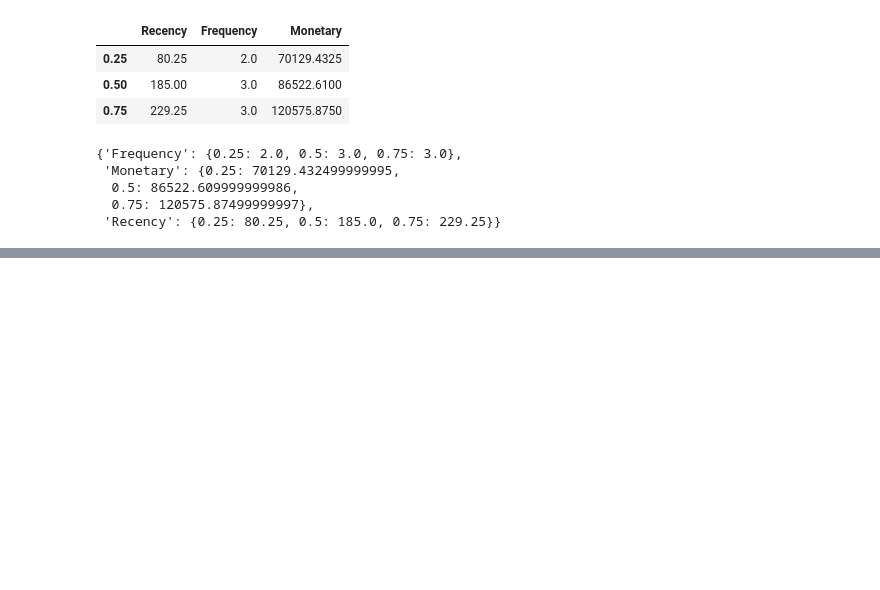
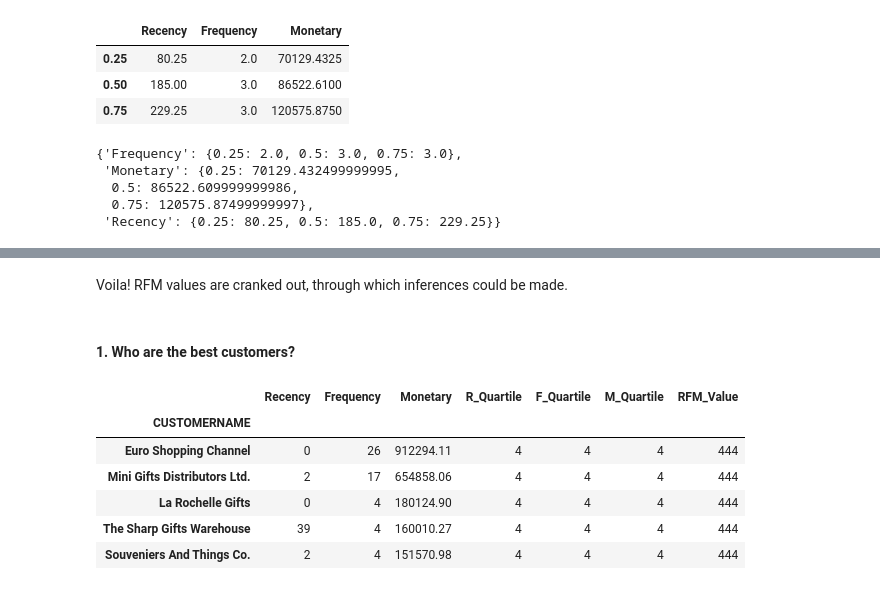
Before and after one commit to dorasimon/Open-Data-Analytics, a Jupyter notebook: Vehicle Sales/Vehicle Sales Analysis.ipynb, the cells around one changed output, grey strips where cells are left out. Saved outputs shown, nothing was run; the diff lists cells and outputs as text; code cells hidden in the pictures; blank space fills up the shorter version.

```diff
--- a/Vehicle Sales/Vehicle Sales Analysis.ipynb
+++ b/Vehicle Sales/Vehicle Sales Analysis.ipynb
@@ -275,0 +310,14 @@ quantiles
+# %% [markdown]
+Voila! RFM values are cranked out, through which inferences could be made.
+# %% [markdown]
+#### 1. Who are the best customers?
+# %%
+rfm_segment[rfm_segment['RFM_Value'] == 444].sort_values('Monetary', ascending = False).head()
+# %% [output]
+|  | Recency | Frequency | Monetary | R_Quartile | F_Quartile | M_Quartile | RFM_Value |
+| CUSTOMERNAME |  |  |  |  |  |  |  |
+| Euro Shopping Channel | 0 | 26 | 912294.11 | 4 | 4 | 4 | 444 |
+| Mini Gifts Distributors Ltd. | 2 | 17 | 654858.06 | 4 | 4 | 4 | 444 |
+| La Rochelle Gifts | 0 | 4 | 180124.90 | 4 | 4 | 4 | 444 |
+| The Sharp Gifts Warehouse | 39 | 4 | 160010.27 | 4 | 4 | 4 | 444 |
+| Souveniers And Things Co. | 2 | 4 | 151570.98 | 4 | 4 | 4 | 444 |
```
Also changed, not shown: parts of 16 cells of this notebook.
